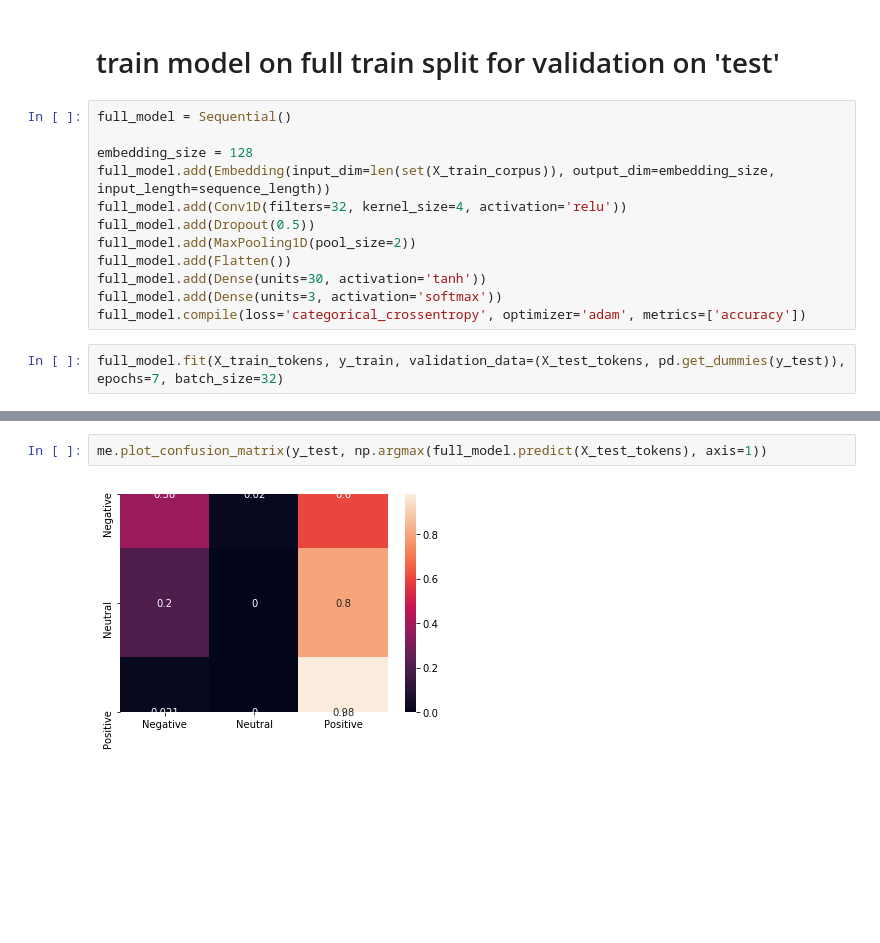
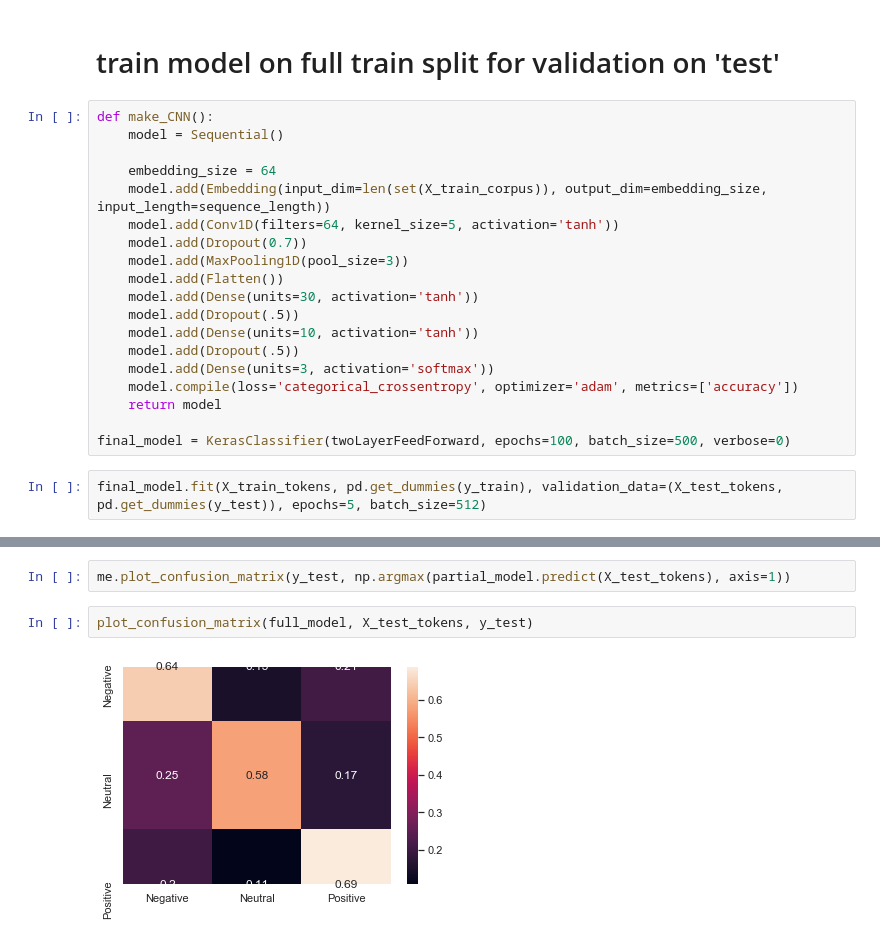
Before and after one commit to Caellwyn/product-flexible-twitter-sentiment-analysis, a Jupyter notebook: notebooks/exploratory/matt_model_developement.ipynb, the cells around one changed output, grey strips where cells are left out. Drawn from its saved outputs; the diff is of its cells as text; blank space fills up the shorter version.

```diff
--- a/notebooks/exploratory/matt_model_developement.ipynb
+++ b/notebooks/exploratory/matt_model_developement.ipynb
@@ -159,17 +195,24 @@ Epoch 7/7
 # %% [markdown]
 # train model on full train split for validation on 'test'
 # %%
-full_model = Sequential()
+def make_CNN():
+    model = Sequential()
 
-embedding_size = 128
-full_model.add(Embedding(input_dim=len(set(X_train_corpus)), output_dim=embedding_size, input_length=sequence_length))
-full_model.add(Conv1D(filters=32, kernel_size=4, activation='relu'))
-full_model.add(Dropout(0.5))
-full_model.add(MaxPooling1D(pool_size=2))
-full_model.add(Flatten())
-full_model.add(Dense(units=30, activation='tanh'))
-full_model.add(Dense(units=3, activation='softmax'))
-full_model.compile(loss='categorical_crossentropy', optimizer='adam', metrics=['accuracy'])
+    embedding_size = 64
+    model.add(Embedding(input_dim=len(set(X_train_corpus)), output_dim=embedding_size, input_length=sequence_length))
+    model.add(Conv1D(filters=64, kernel_size=5, activation='tanh'))
+    model.add(Dropout(0.7))
+    model.add(MaxPooling1D(pool_size=3))
+    model.add(Flatten())
+    model.add(Dense(units=30, activation='tanh'))
+    model.add(Dropout(.5))
+    model.add(Dense(units=10, activation='tanh'))
+    model.add(Dropout(.5))
+    model.add(Dense(units=3, activation='softmax'))
+    model.compile(loss='categorical_crossentropy', optimizer='adam', metrics=['accuracy'])
+    return model
+
+final_model = KerasClassifier(twoLayerFeedForward, epochs=100, batch_size=500, verbose=0)
 # %%
-full_model.fit(X_train_tokens, y_train, validation_data=(X_test_tokens, pd.get_dummies(y_test)), epochs=7, batch_size=32)
+final_model.fit(X_train_tokens, pd.get_dummies(y_train), validation_data=(X_test_tokens, pd.get_dummies(y_test)), epochs=5, batch_size=512)
 # %% [output]
@@ -190,8 +229,10 @@ Epoch 7/7
 <tensorflow.python.keras.callbacks.History at 0x...>
 # %%
-me.plot_confusion_matrix(y_test, np.argmax(full_model.predict(X_test_tokens), axis=1))
+me.plot_confusion_matrix(y_test, np.argmax(partial_model.predict(X_test_tokens), axis=1))
-# %% [output]
-[figure, removed]
+# %%
+plot_confusion_matrix(full_model, X_test_tokens, y_test)
+# %% [output]
+[figure, added]
 # %%
 confusion_matrix(y_test, np.argmax(full_model.predict(X_test_tokens), axis=1))
 # %% [output]
```
Also changed, not shown: parts of 19 cells of this notebook.
